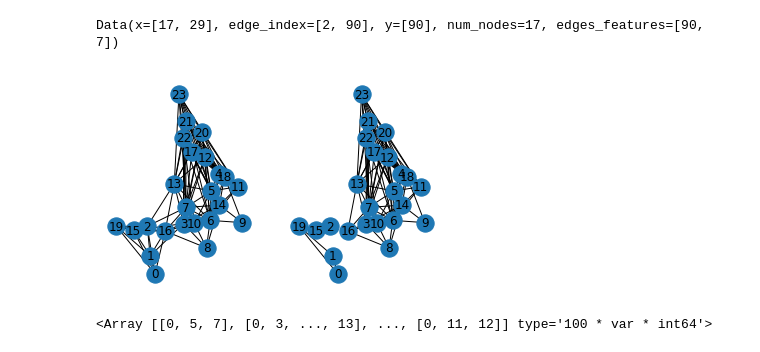
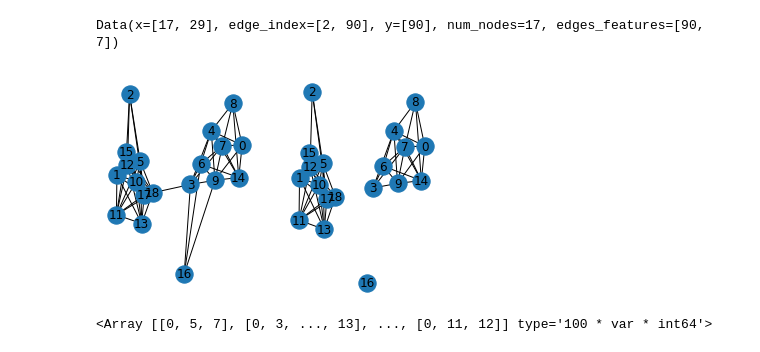
Before and after one commit to chrisizeh/Graph_Linking, a Jupyter notebook: data_processing.ipynb, the cells around one changed output. Cells and saved outputs as stored; diff of their text form; code cells hidden in the pictures.

```diff
--- a/data_processing.ipynb
+++ b/data_processing.ipynb
@@ -429,18 +429,18 @@ dataset_training.get(101)
 # %% [output]
 Data(x=[17, 29], edge_index=[2, 90], y=[90], num_nodes=17, edges_features=[90, 7])
 # %%
-data_idx = 108
+data_idx = 110
 G = torch_geometric.utils.to_networkx(dataset_training.get(data_idx), to_undirected=True)
 newData = Data(x=dataset_training.get(data_idx).x, num_nodes=dataset_training.get(data_idx).num_nodes, edge_index=dataset_training.get(data_idx).edge_index[:, dataset_training.get(data_idx).y > 0])
 newG = torch_geometric.utils.to_networkx(newData, to_undirected=True)
 
 pos = dict(zip(list(range(dataset_training.get(data_idx).num_nodes)), dataset_training.get(data_idx).x[:, :2]))
 
 fig, ax = plt.subplots(1, 2)
 nx.draw(G, with_labels=True, ax=ax[0], pos=pos)
 nx.draw(newG, with_labels=True, ax=ax[1], pos=pos)
 # %% [output]
-[figure, old version]
+[figure, new version]
 # %%
 # %% [output]
 <Array [[0, 5, 7], [0, 3, ..., 13], ..., [0, 11, 12]] type='100 * var * int64'>
```
Also changed, not shown: 3 other files.
